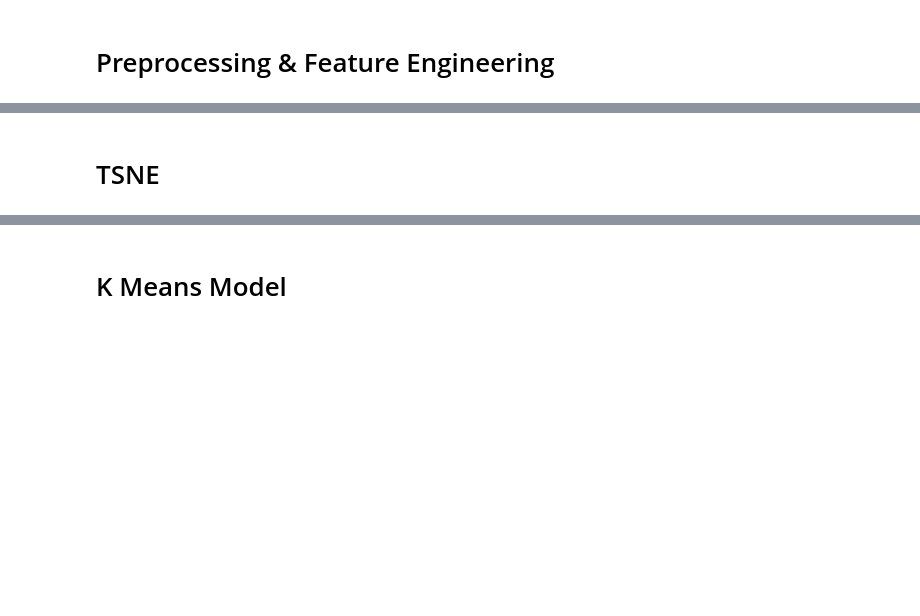
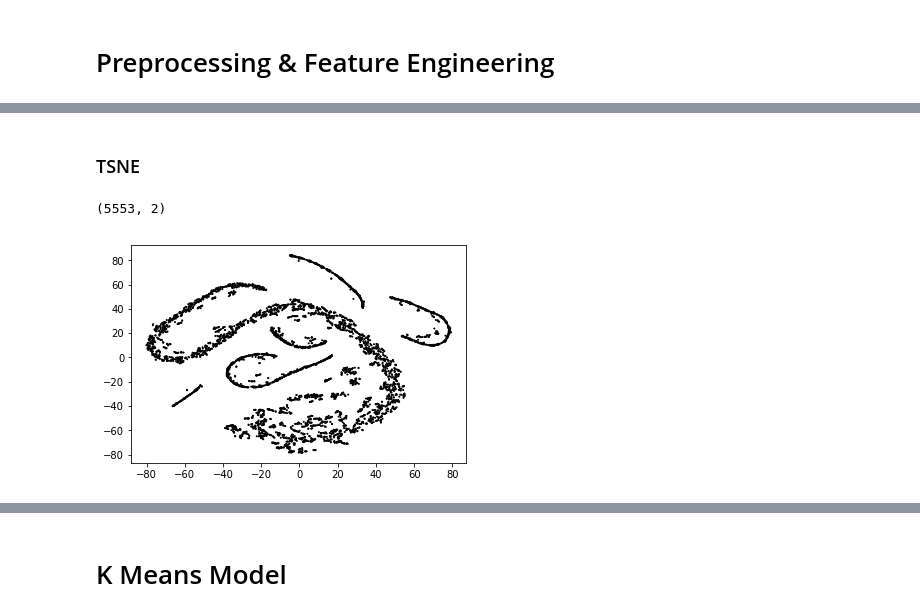
Before and after one commit to taramullin/Capstone, a Jupyter notebook: Capstone - Development Indicators.ipynb, the cells around one changed output, grey strips where cells are left out. Drawn from its saved outputs; the diff is of its cells as text; code cells hidden in the pictures; blank space fills up the shorter version.

```diff
--- a/Capstone - Development Indicators.ipynb
+++ b/Capstone - Development Indicators.ipynb
@@ -471,2 +641,2 @@ ValueError: Input contains NaN, infinity or a value too large for dtype('float64
 # %% [markdown]
-# TSNE
+### TSNE
@@ -477,0 +643,16 @@ ValueError: Input contains NaN, infinity or a value too large for dtype('float64
+# %%
+from sklearn.manifold import TSNE
+
+#consider using PCA to reduce # of dimensions first (if more than 50)
+
+#Should x be the labels?
+
+X_embedded = TSNE(n_components=2).fit_transform(X)
+X_embedded.shape
+# %% [output]
+(5553, 2)
+# %%
+plot_clustered_dataset(X_embedded, clustering_labels_1, xlim=None, ylim= None,
+                           neighborhood=False, epsilon=0.2)
+# %% [output]
+[figure, added]
```
Also changed, not shown: parts of 95 cells of this notebook.
